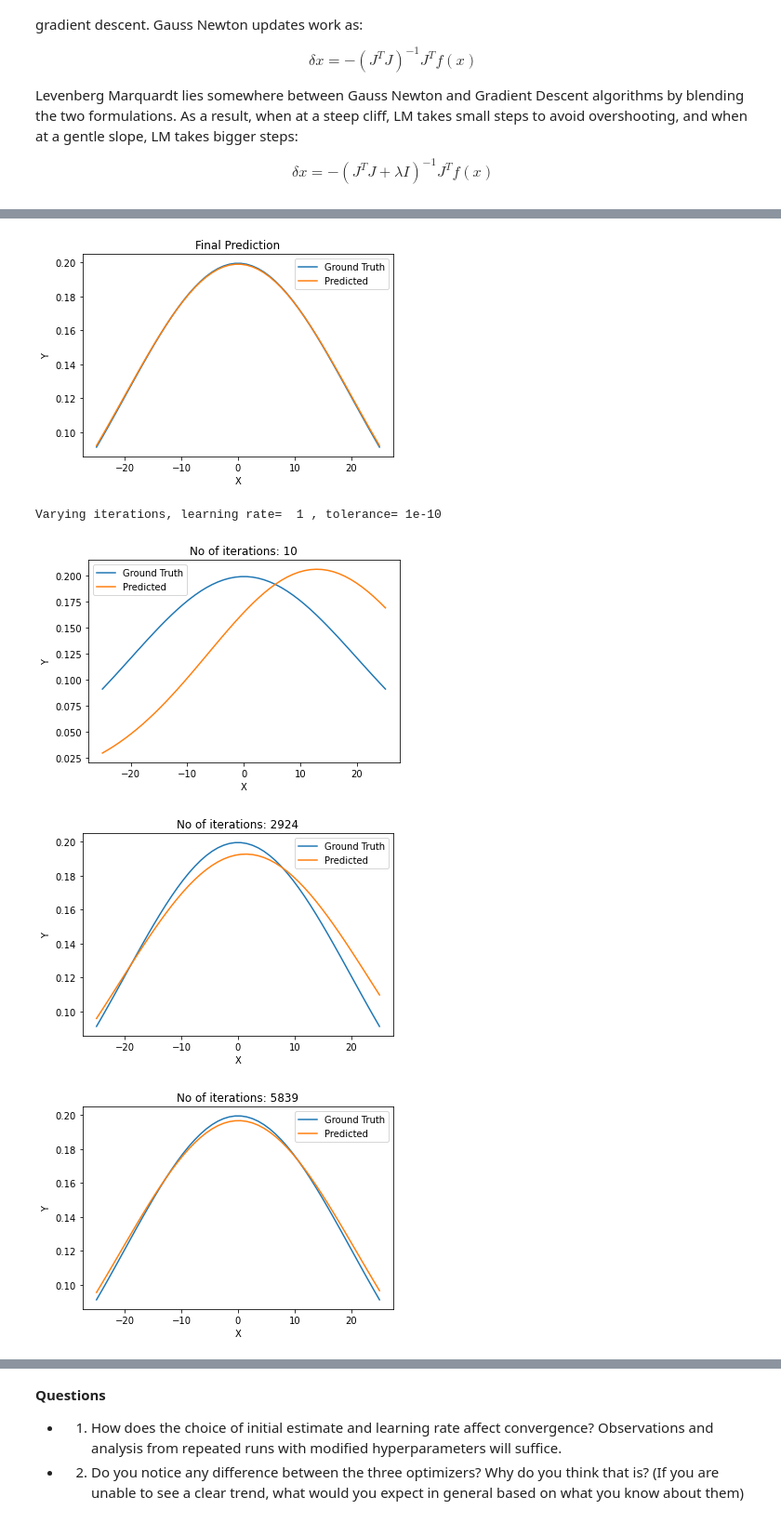
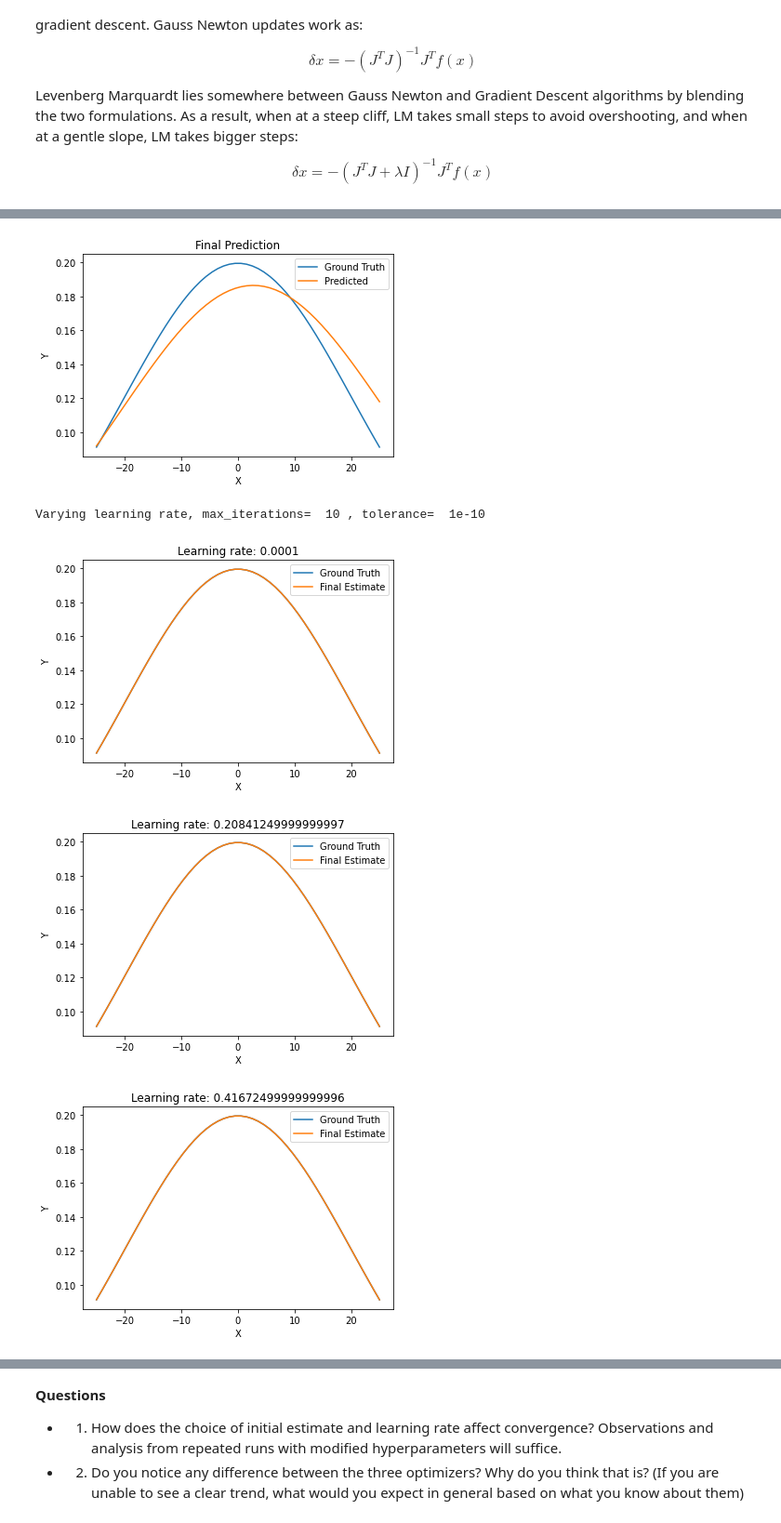
Before and after one commit to BhaskarJoshi-01/Mobile-Robotics---Monsoon-2021, a Jupyter notebook: Assignment-3/Assignment-3.ipynb, the cells around one changed output, grey strips where cells are left out. Shown at 93% size. Drawn from its saved outputs; the diff is of its cells as text; code cells hidden in the pictures.

```diff
--- a/Assignment-3/Assignment-3.ipynb
+++ b/Assignment-3/Assignment-3.ipynb
@@ -220,6 +220,7 @@ def plot_resultant_graph(x_obs, y_obs, W):
     plt.show()
 # %%
 def vary_itr(fn, itr_list):
+    step = len(itr_list)//5
     errors=[]
     print("Varying iterations, learning rate= ",
         gd_learning_rate, ", tolerance=", tolerance)
@@ -228,7 +229,7 @@ def vary_itr(fn, itr_list):
         W, R = fn(x_obs, y_obs, initial_amp, initia_mean, initial_sd, itr)
         errors.append(R)
 
-        if i % 5 == 0:
+        if i % step == 0:
             y_est= make_gaussian(x_obs, W[0], W[1], W[2])
             plt.clf()
             plt.plot(x_obs,y_obs)
@@ -246,6 +247,7 @@ def vary_itr(fn, itr_list):
     plt.show()
 # %%
 def vary_lr(fn, learning_rates_list):
+    step = len(learning_rates_list)//5
     errors = []
     print("Varying learning rate, max_iterations= ", no_of_itr, ", tolerance= ", tolerance)
 
@@ -254,7 +256,7 @@ def vary_lr(fn, learning_rates_list):
                                 initia_mean, initial_sd, no_of_itr, lr, tolerance)
         errors.append(R)
 
-        if i % 20 == 0:
+        if i % step == 0:
             y_est = make_gaussian(x_obs, W[0], W[1], W[2])
             plt.clf()
             plt.plot(x_obs,y_obs)
@@ -274,6 +276,7 @@ def vary_lr(fn, learning_rates_list):
 # varying tolerance
 
 def vary_tol(fn, tol_list):
+    step = len(tol_list)//5
     errors=[]
     max_iter = 10000
 
@@ -285,7 +288,7 @@ def vary_tol(fn, tol_list):
                                 max_iter, gd_learning_rate, tol)
         errors.append(R)
 
-        if i % 4 == 0:
+        if i % step == 0:
             y_est=make_gaussian(x_obs, W[0], W[1], W[2])
 
             plt.clf()
@@ -418,8 +422,7 @@ $$\delta x = -(J^TJ + \lambda I)^{-1}J^Tf(x)$$
 x_obs = np.linspace(-25, 25, no_of_obs)
 y_obs = make_gaussian(x_obs, actual_amp, actual_mean, actual_sd)
 # %%
-lmda = gd_learning_rate= 1
-no_of_itr = 10000
+no_of_itr = 100
 
 def gauss_newton(x_obs, y_obs, a, m, s, no_of_itr=no_of_itr, alpha=gd_learning_rate, tolerance=tolerance):
     W = [a, m, s]
@@ -434,9 +437,13 @@ def gauss_newton(x_obs, y_obs, a, m, s, no_of_itr=no_of_itr, alpha=gd_learning_r
     return W, R
 
 
+lmda = gd_learning_rate = 10
+no_of_itr = 10
+
 def LM(x_obs, y_obs, a, m, s, no_of_itr=no_of_itr, alpha=lmda, tolerance=tolerance):
     W = [a, m, s]
     lmda = alpha
+    prev_err = np.inf
     for _ in range(int(no_of_itr)):
         j = jacobian(x_obs, W[0], W[1], W[2])
         resi = residual(x_obs, W[0], W[1], W[2], y_obs)
@@ -445,6 +452,12 @@ def LM(x_obs, y_obs, a, m, s, no_of_itr=no_of_itr, alpha=lmda, tolerance=toleran
         if R < tolerance:
             break
 
+        err = np.linalg.norm(R)**2
+        if err > prev_err:
+            lmda *= 2
+        else:
+            lmda /= 3
+
     return W, R
 # %%
 simulate(gauss_newton,
@@ -453,13 +466,17 @@ simulate(gauss_newton,
          tol_list=np.geomspace(1e-5, 3, 20))
 # %%
 simulate(LM,
-         lr_list=np.linspace(1, 5, 100),
-         itr_list=np.linspace(10, 1.4e4, 25).astype(int),
-         tol_list=np.geomspace(1e-5, 3, 20))
+         lr_list=np.linspace(1e-4, 1, 25),
+        #  itr_list=np.linspace(1, 20, 20).astype(int),
+        #  tol_list=np.geomspace(1e-5, 3, 20))
+        #  lr_list=None,
+
+         itr_list=None,
+         tol_list=None)
 # %% [output]
 [figure]
-[figure, old version]
+[figure, new version]
-Varying iterations, learning rate=  1 , tolerance= 1e-10
+Varying learning rate, max_iterations=  10 , tolerance=  1e-10
-[figure, old version]
+[figure, new version]
-[figure, old version]
+[figure, new version]
-[figure, old version]
+[figure, new version]
```
Also changed, not shown: parts of 5 cells of this notebook.
